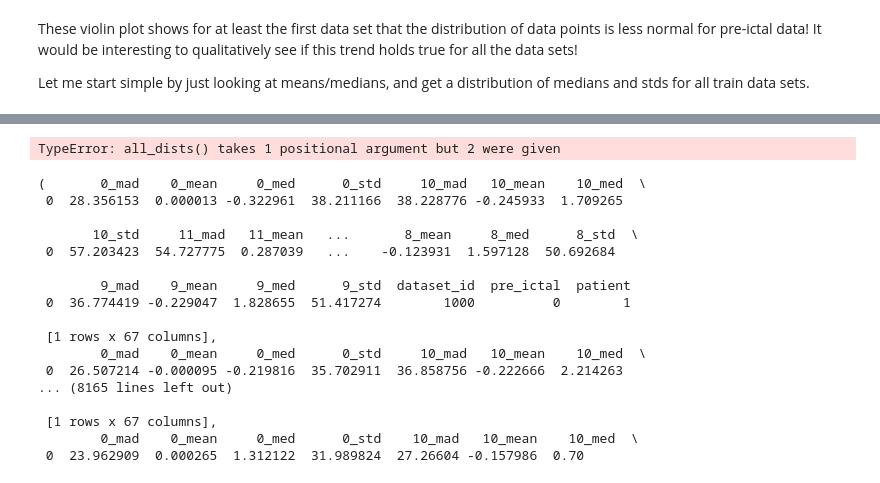
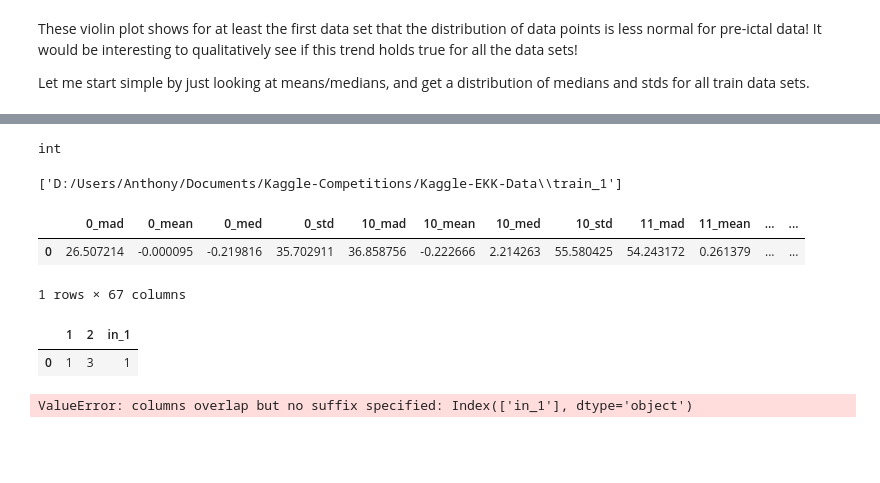
Before and after one commit to MrChristophRivera/KaggleEEG, a Jupyter notebook: notebooks/Anthony-Sandbox-Data_Exploration.ipynb, the cells around one changed output, grey strips where cells are left out. Saved outputs shown, nothing was run; the diff lists cells and outputs as text; code cells hidden in the pictures; blank space fills up the shorter version.

```diff
--- a/notebooks/Anthony-Sandbox-Data_Exploration.ipynb
+++ b/notebooks/Anthony-Sandbox-Data_Exploration.ipynb
@@ -200,0 +249,4 @@ def calculate_median_variance(input_path_file):
+# %%
+type(len(no_contact_res[0]))
+# %% [output]
+int
@@ -201,24 +257,4 @@ def calculate_median_variance(input_path_file):
 # %%
-result = all_dists([train1_path], calculate_median_variance)
+result = process_folder([train1_path], calculate_median_variance)
 # %% [output]
-TypeError: all_dists() takes 1 positional argument but 2 were given
+['D:/Users/Anthony/Documents/Kaggle-Competitions/Kaggle-EKK-Data\\train_1']
-# %%
-results
-# %% [output]
-(       0_mad    0_mean     0_med      0_std     10_mad   10_mean    10_med  \
- 0  28.356153  0.000013 -0.322961  38.211166  38.228776 -0.245933  1.709265
-
-       10_std     11_mad   11_mean   ...       8_mean     8_med      8_std  \
- 0  57.203423  54.727775  0.287039   ...    -0.123931  1.597128  50.692684
-
-        9_mad    9_mean     9_med      9_std  dataset_id  pre_ictal  patient
- 0  36.774419 -0.229047  1.828655  51.417274        1000          0        1
-
- [1 rows x 67 columns],
-        0_mad    0_mean     0_med      0_std     10_mad   10_mean    10_med  \
- 0  26.507214 -0.000095 -0.219816  35.702911  36.858756 -0.222666  2.214263
-... (8165 lines left out)
-
- [1 rows x 67 columns],
-        0_mad    0_mean     0_med      0_std    10_mad   10_mean    10_med  \
- 0  23.962909  0.000265  1.312122  31.989824  27.26604 -0.157986  0.70
@@ -246,0 +261,6 @@ def check_for_nulls(input_path_file):
+# %%
+result[0][1]
+# %% [output]
+|  | 0_mad | 0_mean | 0_med | 0_std | 10_mad | 10_mean | 10_med | 10_std | 11_mad | 11_mean | ... | ... |
+| 0 | 26.507214 | -0.000095 | -0.219816 | 35.702911 | 36.858756 | -0.222666 | 2.214263 | 55.580425 | 54.243172 | 0.261379 | ... | ... |
+1 rows × 67 columns
@@ -246,0 +276,5 @@ def check_for_nulls(input_path_file):
+# %%
+test
+# %% [output]
+|  | 1 | 2 | in_1 |
+| 0 | 1 | 3 | 1 |
@@ -246,0 +283,4 @@ def check_for_nulls(input_path_file):
+# %%
+test.join(test_3, on='in_1', )
+# %% [output]
+ValueError: columns overlap but no suffix specified: Index(['in_1'], dtype='object')
```
Also changed, not shown: parts of 10 cells of this notebook, 1 other file.
